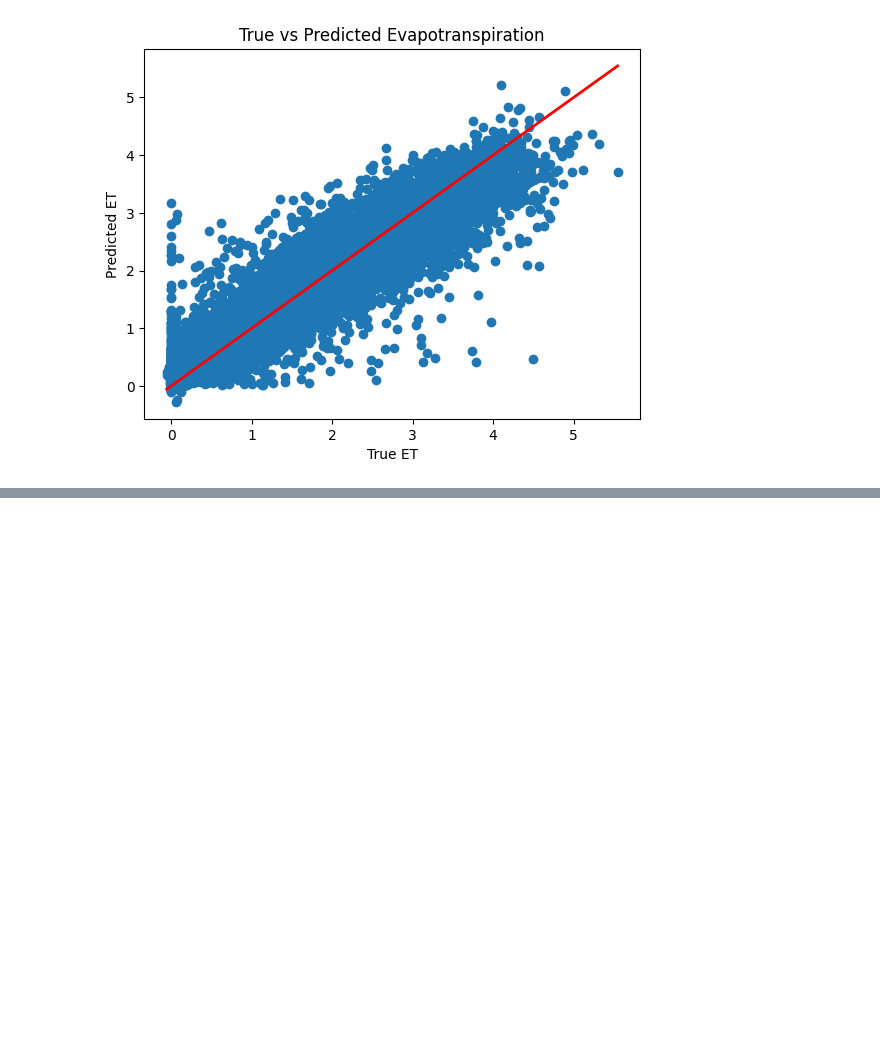
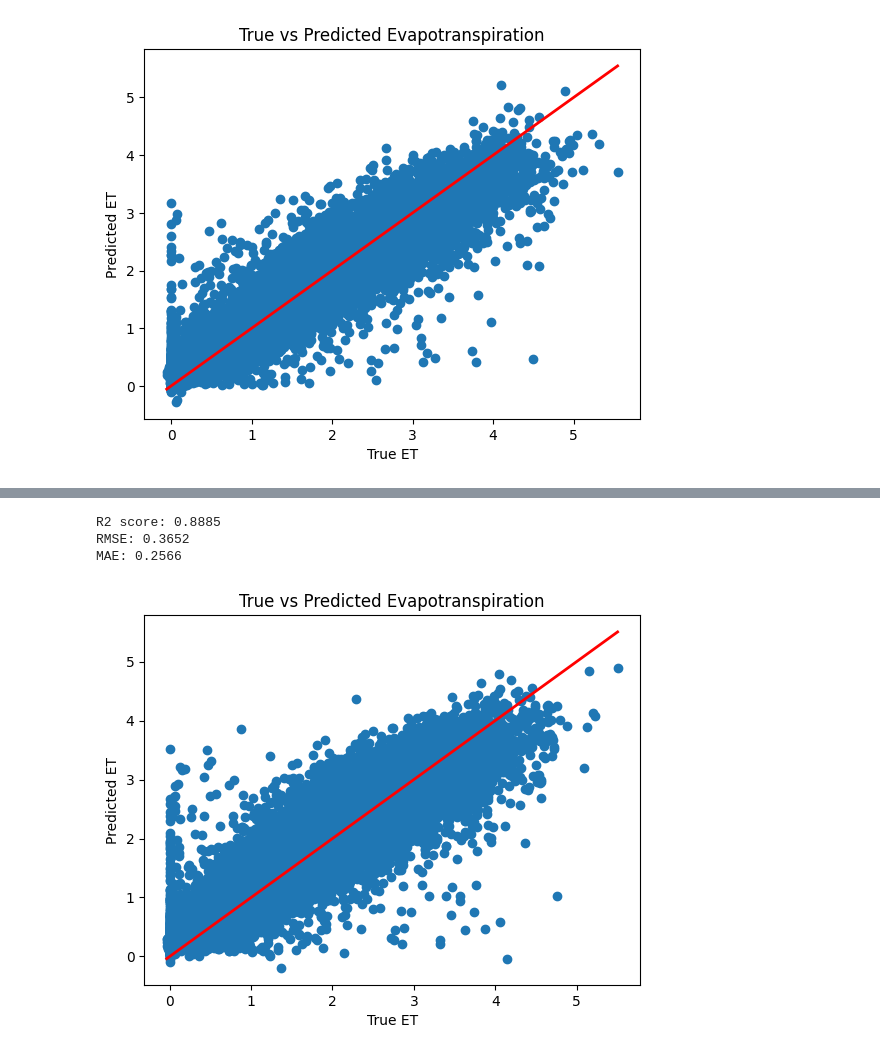
Before and after one commit to CavaWasTaken/InnovativeWirelessPlatformsForIoT, a Jupyter notebook: LSTM/ET0_NN.ipynb, the cells around one changed output, grey strips where cells are left out. Saved outputs shown, nothing was run; the diff lists cells and outputs as text; code cells hidden in the pictures; blank space fills up the shorter version.

```diff
--- a/LSTM/ET0_NN.ipynb
+++ b/LSTM/ET0_NN.ipynb
@@ -679,0 +910,10 @@ plt.show()
+# %%
+#** mix the sequences of data **
+from sklearn.utils import shuffle
+
+X, y = shuffle(X, y, random_state=42)
+
+print(f"Feature matrix shape after shuffle: {X.shape}")
+print(f"Target vector shape after shuffle: {y.shape}")
+print(X[0][:5])
+print(y[0])
@@ -679,0 +934,7 @@ plt.show()
+# %%
+from sklearn.model_selection import train_test_split
+
+X_train, X_test, y_train, y_test = train_test_split(X, y, test_size=0.2, random_state=42)
+
+print(f"Training set shape: {X_train.shape}, {y_train.shape}")
+print(f"Testing set shape: {X_test.shape}, {y_test.shape}")
@@ -679,0 +944,12 @@ plt.show()
+# %%
+# load the model
+loaded_model = tf.keras.models.load_model('./TrainedModels/et_prediction_model_nanValues.h5', compile=False)
+loaded_model.compile(optimizer='adam', loss='mse')
+# %%
+#** test the model on the test set **
+y_pred = loaded_model.predict(X_test)
+
+
+# invert the normalization of the predicted values
+y_pred_rescaled = targetScaler.inverse_transform(y_pred)
+y_test_rescaled = targetScaler.inverse_transform(y_test.reshape(-1, 1))
@@ -679,0 +958,25 @@ plt.show()
+# %%
+# R2 score
+r2 = r2_score(y_test_rescaled, y_pred_rescaled)
+# RMSE
+rmse = np.sqrt(mean_squared_error(y_test_rescaled, y_pred_rescaled))
+# MAE
+mae = mean_absolute_error(y_test_rescaled, y_pred_rescaled)
+
+print(f"R2 score: {r2:.4f}")
+print(f"RMSE: {rmse:.4f}")
+print(f"MAE: {mae:.4f}")
+# %% [output]
+R2 score: 0.8885
+RMSE: 0.3652
+MAE: 0.2566
+# %%
+#**  see a plot of the accuracy of the predictions **
+plt.scatter(y_test_rescaled, y_pred_rescaled)
+plt.plot([min(y_test_rescaled), max(y_test_rescaled)], [min(y_test_rescaled), max(y_test_rescaled)], color='red', lw=2)  # Identity line
+plt.xlabel('True ET')
+plt.ylabel('Predicted ET')
+plt.title('True vs Predicted Evapotranspiration')
+plt.show()
+# %% [output]
+[figure, added]
```
Also changed, not shown: parts of 35 cells of this notebook, 14 other files.
